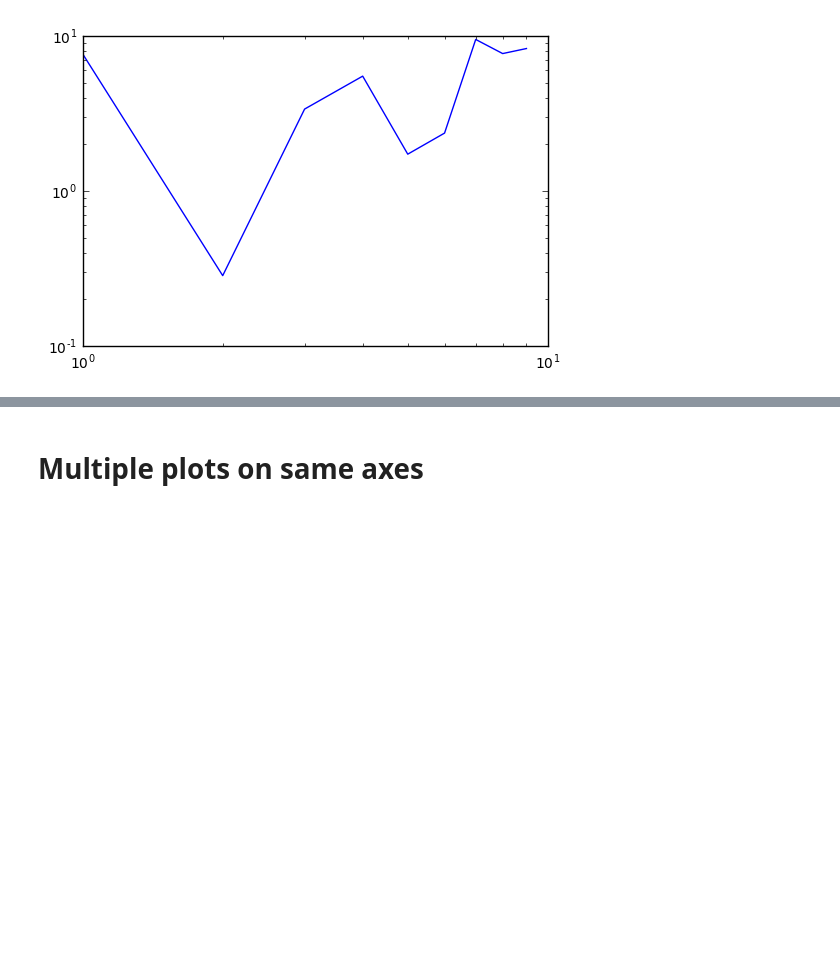
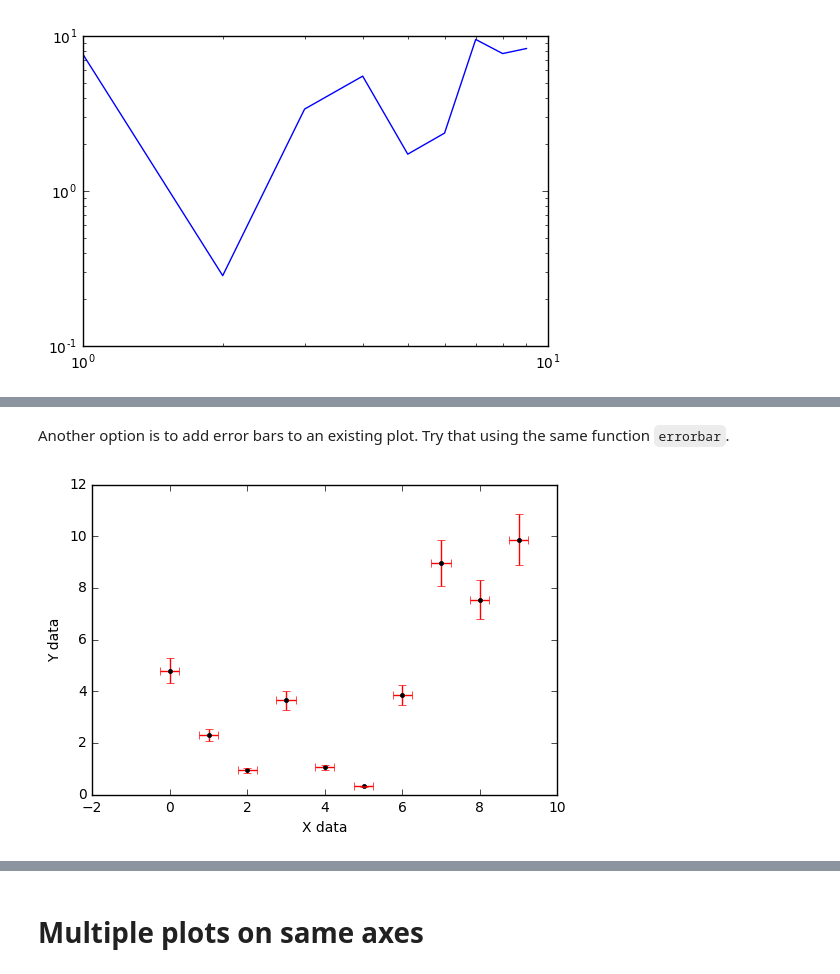
Before and after one commit to pfschus/python-tutorial-plotting, a Jupyter notebook: python_plotting_cheat_sheet.ipynb, the cells around one changed output, grey strips where cells are left out. Cells and saved outputs as stored; diff of their text form; code cells hidden in the pictures; blank space fills up the shorter version.

```diff
--- a/python_plotting_cheat_sheet.ipynb
+++ b/python_plotting_cheat_sheet.ipynb
@@ -112,0 +134,10 @@ plt.show()
+# %% [markdown]
+Another option is to add error bars to an existing plot. Try that using the same function `errorbar`.
+# %%
+plt.plot(x,y,'.k')
+plt.errorbar(x,y,xerr=x_err,yerr=y_err,fmt='none',ecolor='r')
+plt.xlabel('X data')
+plt.ylabel('Y data')
+plt.show()
+# %% [output]
+[figure, added]
```
Also changed, not shown: parts of 10 cells of this notebook.
